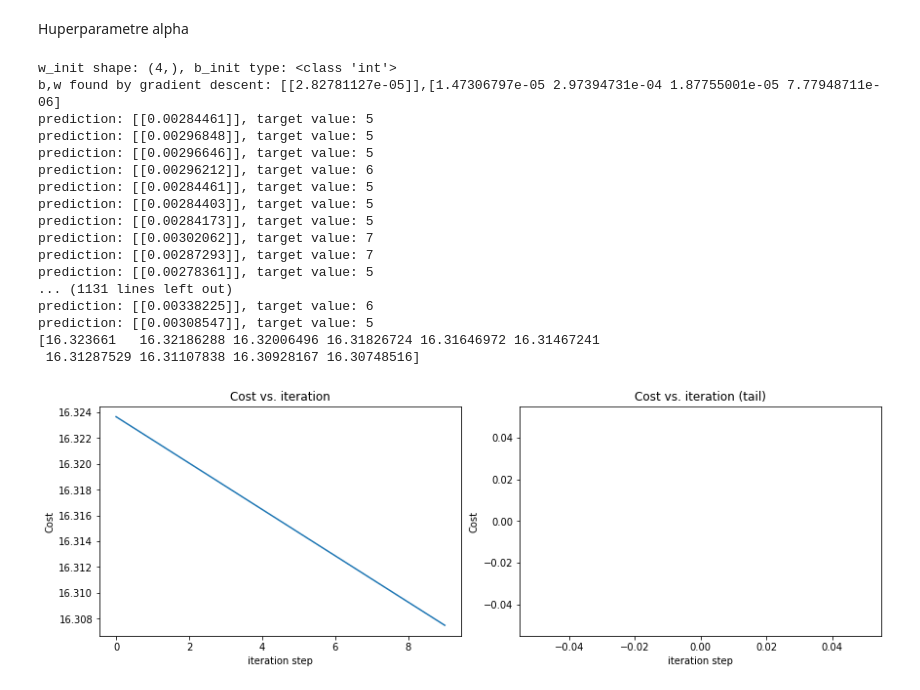
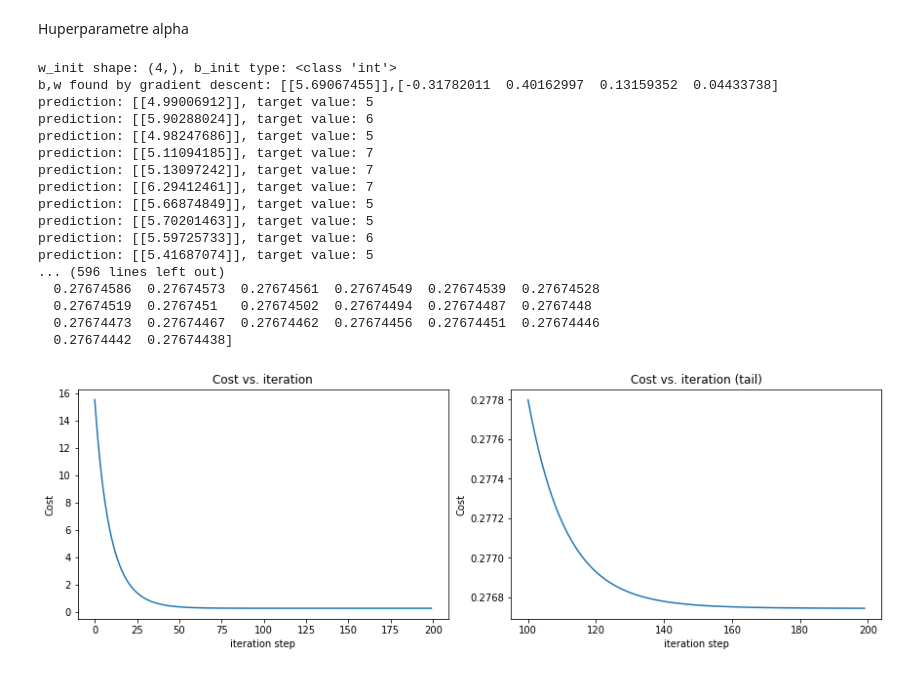
Before and after one commit to HenriS67/wineQualityPrediction, a Jupyter notebook: TPML.ipynb, the cells around one changed output. Saved outputs shown, nothing was run; the diff lists cells and outputs as text; code cells hidden in the pictures.

Commit message:
wip(alpha)

```diff
--- a/TPML.ipynb
+++ b/TPML.ipynb
@@ -112,0 +119,26 @@ plt.show()
+# %%
+import random
+
+
+fig,ax=plt.subplots(1,2,sharey=True)
+ax[0].hist(df["quality"], bins='auto',label="quality")
+ax[0].set_title("quality before modif")
+supp=[]
+#on supprime aleatoirement des valeurs de notes 5 et 6 (diviser par 3)
+for i in range(len(y_train)):
+    if y_train[i]==5 or y_train[i]==6:
+        rand=random.random()
+        if(rand>0.4):
+            supp.append(i)
+for j in range(len(supp)):
+    y_train2=np.delete(y_train,supp)
+    X_norm2=np.delete(X_norm,supp,0)
+
+
+ax[1].hist(y_train2, bins='auto',label="quality")
+ax[1].set_title("quality after modif")
+
+print(y_train2.shape)
+print(X_norm2.shape)
+X_norm=X_norm2
+y_train=y_train2
@@ -213,45 +249,45 @@ Huperparametre alpha
 # %%
 # initialize parameters
 b_init = 0
 w_init = np.array([ 0,0,0,0])
 print(f"w_init shape: {w_init.shape}, b_init type: {type(b_init)}")
 initial_w = np.zeros_like(w_init)
 initial_b = 0.
 # some gradient descent settings
 iterations = 200
-alpha = 5.0e-7
+alpha = 5.0e-2
 # run gradient descent
-w_final, b_final, J_hist = gradient_descent(X_train, y_train, initial_w, initial_b,alpha, iterations)
+w_final, b_final, J_hist = gradient_descent(X_norm, y_train, initial_w, initial_b,alpha, iterations)
 print(f"b,w found by gradient descent: {b_final},{w_final} ")
-m,_ = X_train.shape
+m,_ = X_norm.shape
 for i in range(m):
-    print(f"prediction: {np.dot(X_train[i], w_final) + b_final}, target value: {y_train[i]}")
+    print(f"prediction: {np.dot(X_norm[i], w_final) + b_final}, target value: {y_train[i]}")
 
 print(J_hist)
 # plot cost versus iteration
 fig, (ax1, ax2) = plt.subplots(1, 2, constrained_layout=True, figsize=(12, 4))
 ax1.plot(J_hist)
 ax2.plot(100 + np.arange(len(J_hist[100:])), J_hist[100:])
 ax1.set_title("Cost vs. iteration");  ax2.set_title("Cost vs. iteration (tail)")
 ax1.set_ylabel('Cost')             ;  ax2.set_ylabel('Cost')
 ax1.set_xlabel('iteration step')   ;  ax2.set_xlabel('iteration step')
 plt.show()
 # %% [output]
 w_init shape: (4,), b_init type: <class 'int'>
-b,w found by gradient descent: [[2.82781127e-05]],[1.47306797e-05 2.97394731e-04 1.87755001e-05 7.77948711e-06]
-prediction: [[0.00284461]], target value: 5
-prediction: [[0.00296848]], target value: 5
-prediction: [[0.00296646]], target value: 5
-prediction: [[0.00296212]], target value: 6
-prediction: [[0.00284461]], target value: 5
-prediction: [[0.00284403]], target value: 5
-prediction: [[0.00284173]], target value: 5
-prediction: [[0.00302062]], target value: 7
-prediction: [[0.00287293]], target value: 7
-prediction: [[0.00278361]], target value: 5
-... (1131 lines left out)
-prediction: [[0.00338225]], target value: 6
-prediction: [[0.00308547]], target value: 5
-[16.323661   16.32186288 16.32006496 16.31826724 16.31646972 16.31467241
- 16.31287529 16.31107838 16.30928167 16.30748516]
+b,w found by gradient descent: [[5.69067455]],[-0.31782011  0.40162997  0.13159352  0.04433738]
+prediction: [[4.99006912]], target value: 5
+prediction: [[5.90288024]], target value: 6
+prediction: [[4.98247686]], target value: 5
+prediction: [[5.11094185]], target value: 7
+prediction: [[5.13097242]], target value: 7
+prediction: [[6.29412461]], target value: 7
+prediction: [[5.66874849]], target value: 5
+prediction: [[5.70201463]], target value: 5
+prediction: [[5.59725733]], target value: 6
+prediction: [[5.41687074]], target value: 5
+... (596 lines left out)
+  0.27674586  0.27674573  0.27674561  0.27674549  0.27674539  0.27674528
+  0.27674519  0.2767451   0.27674502  0.27674494  0.27674487  0.2767448
+  0.27674473  0.27674467  0.27674462  0.27674456  0.27674451  0.27674446
+  0.27674442  0.27674438]
-[figure, old version]
+[figure, new version]
```
Also changed, not shown: parts of 5 cells of this notebook.
